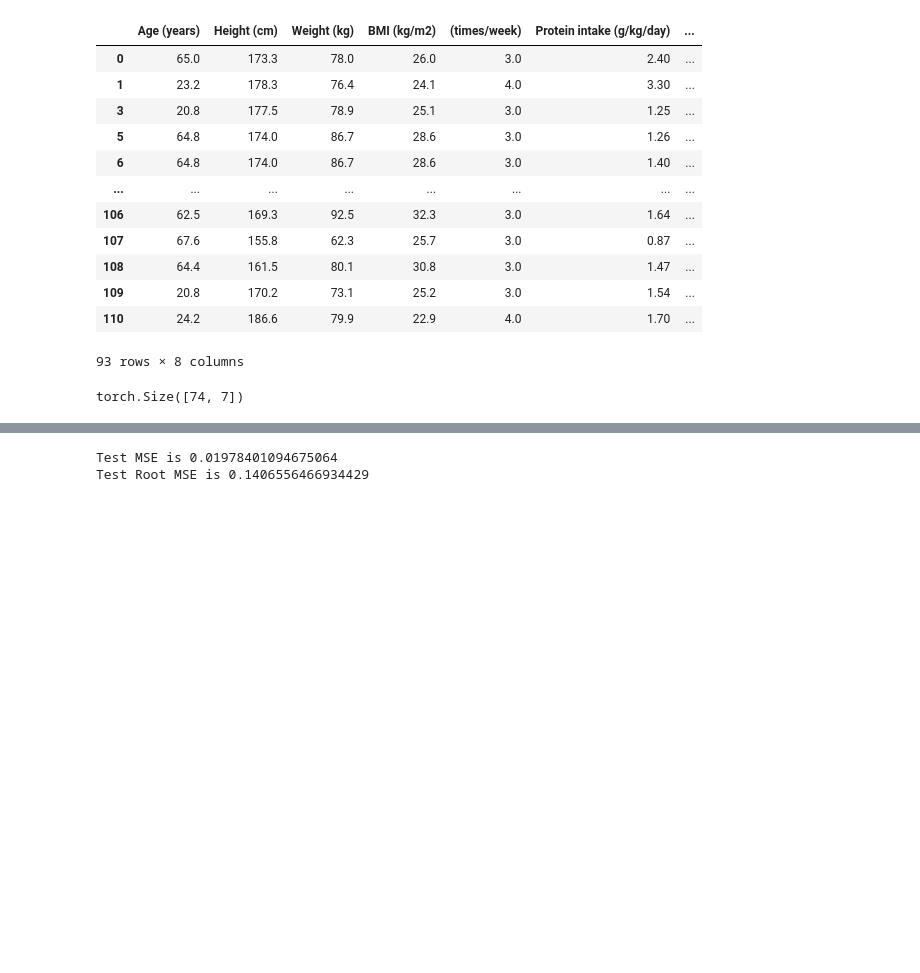
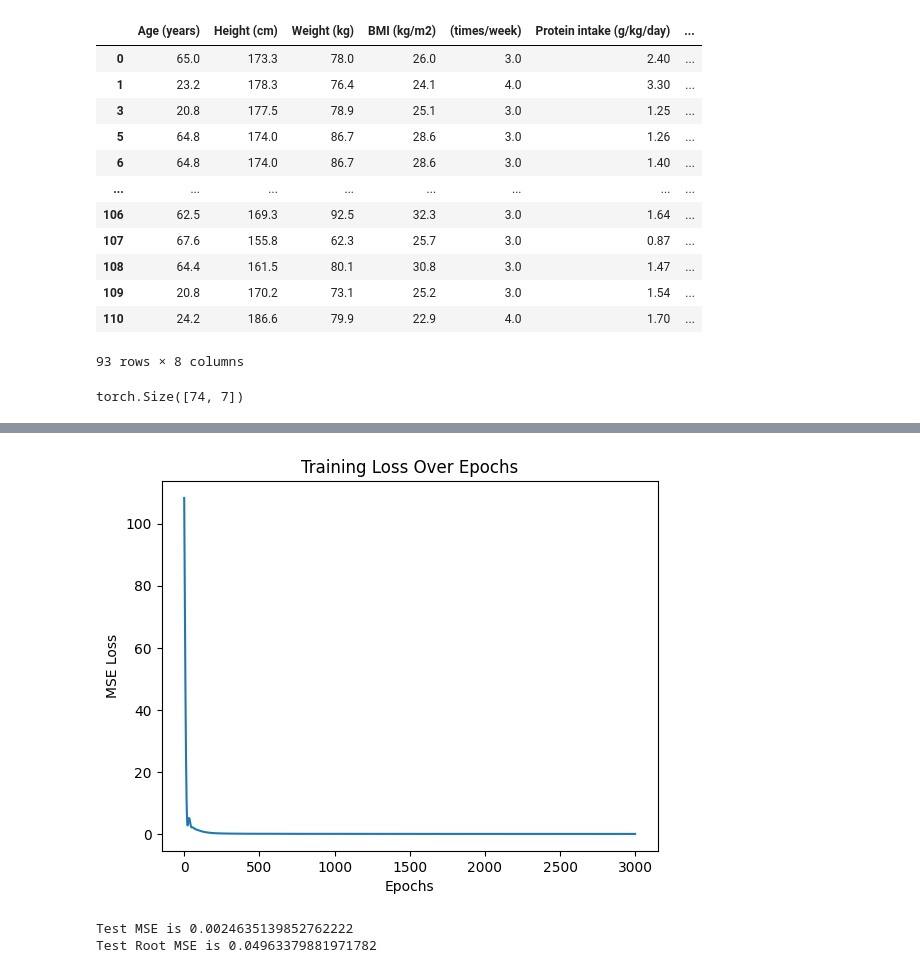
Before and after one commit to AkhilNam/RelativeLBMModel, a Jupyter notebook: main.ipynb, the cells around one changed output, grey strips where cells are left out. Saved outputs shown, nothing was run; the diff lists cells and outputs as text; code cells hidden in the pictures; blank space fills up the shorter version.

```diff
--- a/main.ipynb
+++ b/main.ipynb
@@ -72,13 +72,22 @@ print(X_train_tensor.shape)  # Should be [batch_size, 7]
 # %% [output]
 torch.Size([74, 7])
 # %%
-num_epochs = 1000
+import matplotlib.pyplot as plt
+losses =[]
+num_epochs = 3000
 for epoch in range(num_epochs):
     predictions = model(X_train_tensor)
     MSE = loss(predictions, y_train_tensor)
     MSE.backward()
     optimizer.step()
     optimizer.zero_grad()
-    if (epoch + 1) % 100 == 0:
+    losses.append(MSE.item())
+    if (epoch + 1) % 500 == 0:
         print(f'Epoch [{epoch + 1}/{num_epochs}], MSE Loss: {MSE.item()}')
+
+plt.plot(range(num_epochs), losses)
+plt.xlabel('Epochs')
+plt.ylabel('MSE Loss')
+plt.title('Training Loss Over Epochs')
+plt.show()
 # %% [output]
@@ -95,3 +100,4 @@ Epoch [1000/1000], MSE Loss: 0.01904403418302536
+[figure, added]
 # %%
 model.eval()
 with torch.no_grad():
@@ -101,6 +107,6 @@ with torch.no_grad():
 print('Test MSE is ' + str(test_MSE.item()))
 print('Test Root MSE is ' + str(test_MSE.item()**(1/2)))
 # %% [output]
-Test MSE is 0.01978401094675064
-Test Root MSE is 0.1406556466934429
+Test MSE is 0.0024635139852762222
+Test Root MSE is 0.04963379881971782
 # %%
```
Also changed, not shown: parts of 3 cells of this notebook, 3 other files.
